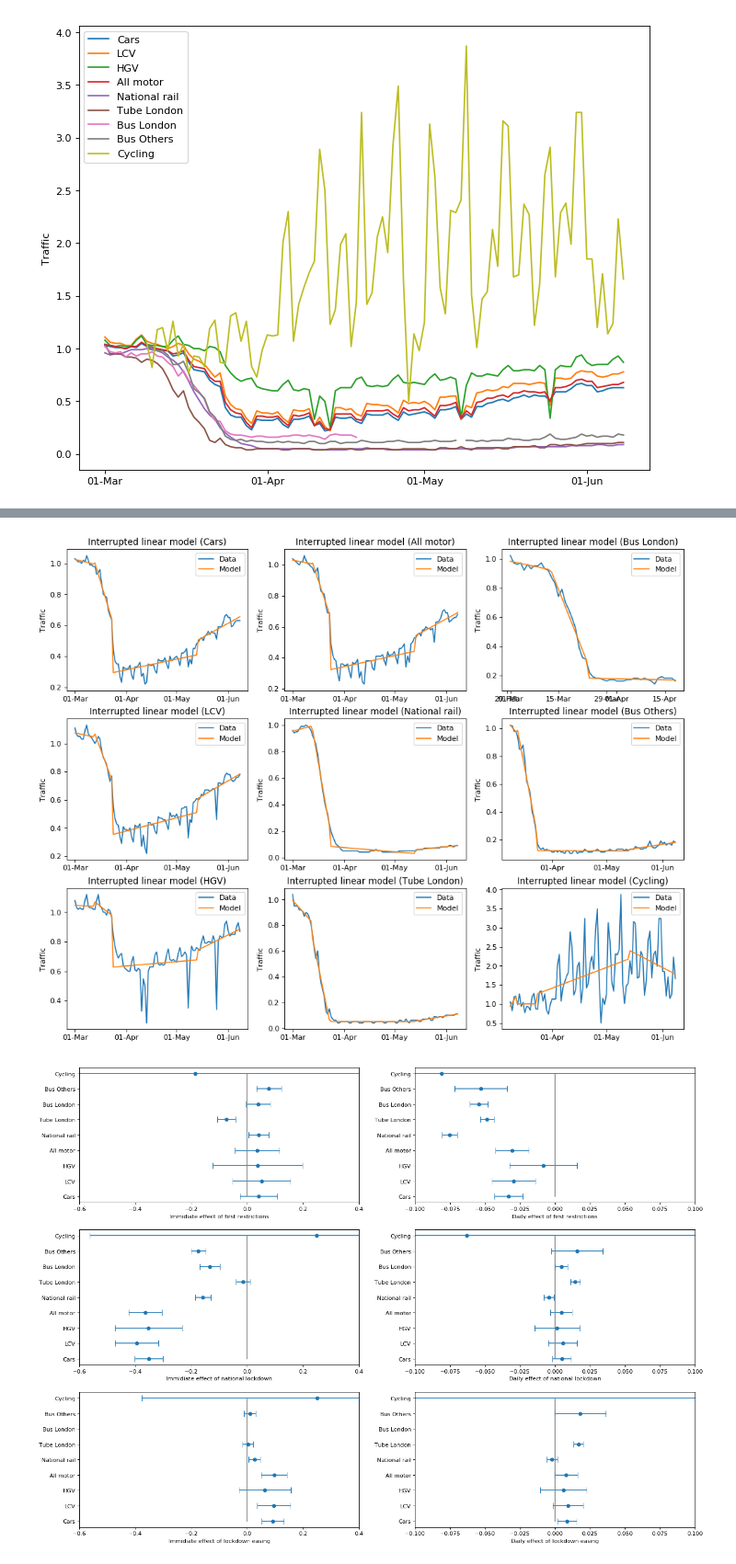
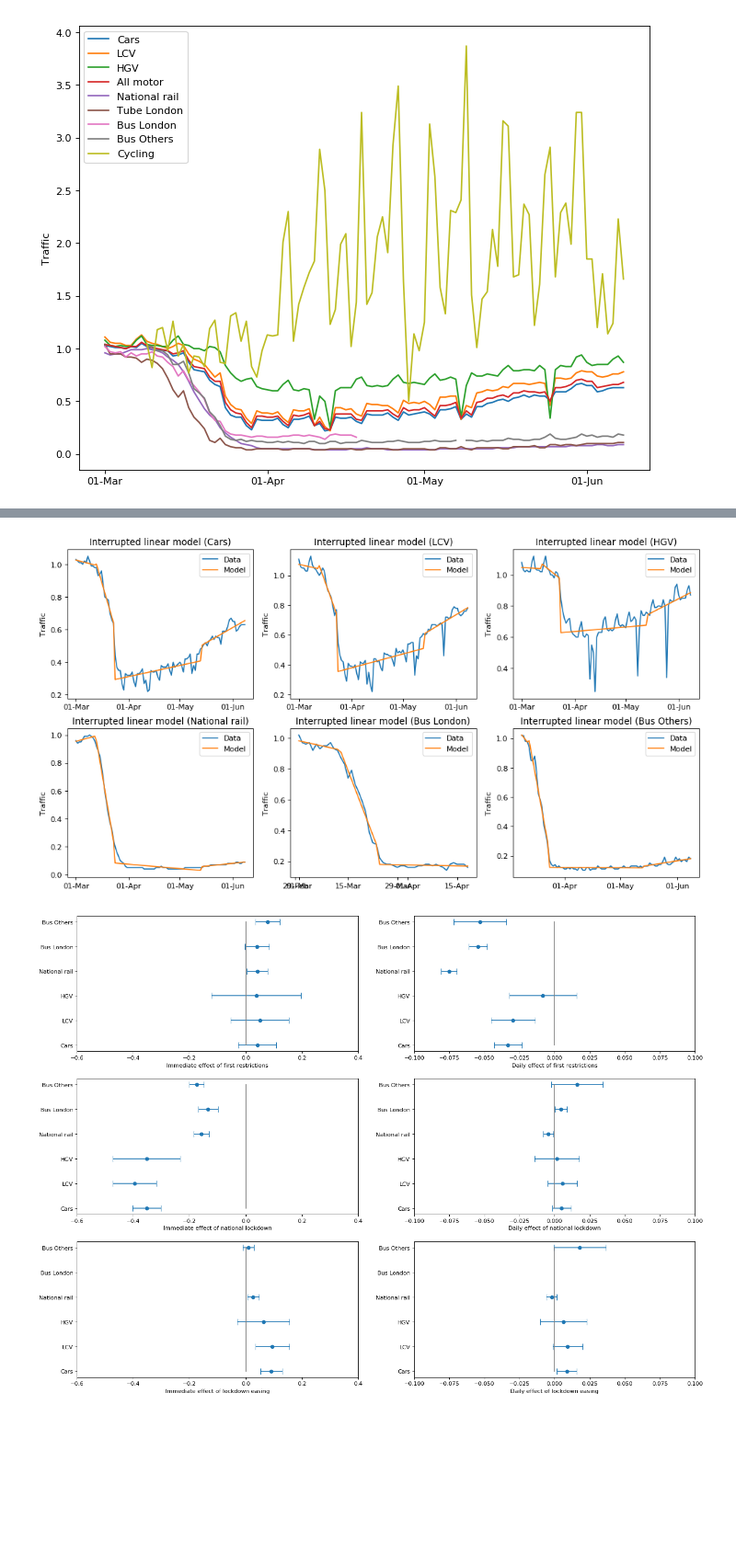
Before and after one commit to aricooperdavis/coronasaurus_NERCHackathonTwo_LearningFromLockdown, a Jupyter notebook: transport/Transport.ipynb, the cells around one changed output, grey strips where cells are left out. Shown at 92% size. Drawn from its saved outputs; the diff is of its cells as text; code cells hidden in the pictures; blank space fills up the shorter version.

```diff
--- a/transport/Transport.ipynb
+++ b/transport/Transport.ipynb
@@ -360,8 +380,9 @@ traffic.plot_CO2_emissions()
-# %%
-traffic.run_interrupted_LM()
-# %% [output]
-[figure, removed]
-[figure, removed]
+# %%
+vehicle_types = ['Cars', 'LCV', 'HGV', 'National_rail', 'Bus_London', 'Bus_Others']
+traffic.run_interrupted_LM(vehicle_types)
+# %% [output]
+[figure, added]
+[figure, added]
 # %%
 traffic.run_mixed_LM_for_bikes()
 # %% [output]
```
Also changed, not shown: parts of 3 cells of this notebook, 1 other file.
